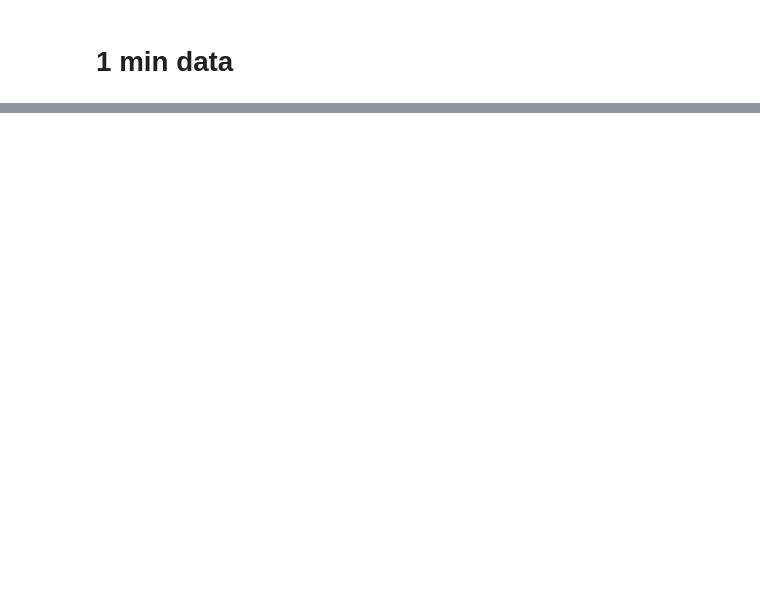
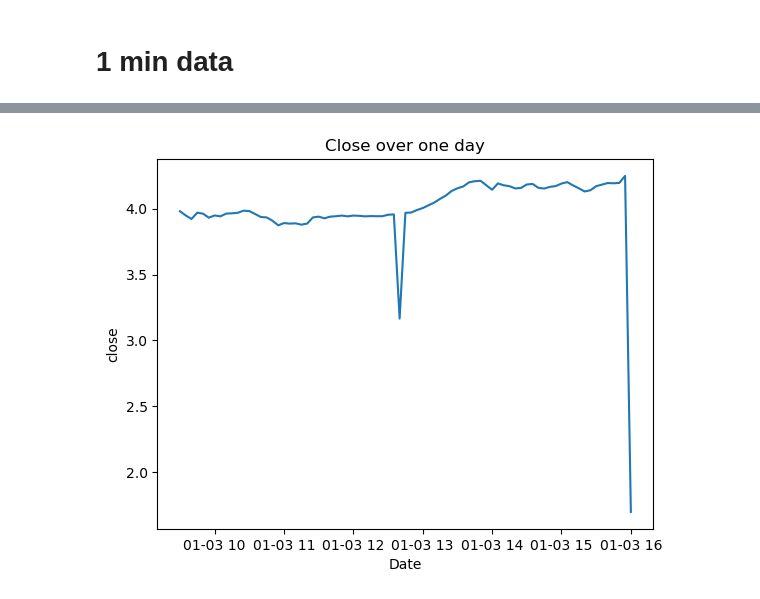
Before and after one commit to poo5zan/masters-research-project, a Jupyter notebook: with-1-min-alphavantage-data.ipynb, the cells around one changed output, grey strips where cells are left out. Cells and saved outputs as stored; diff of their text form; code cells hidden in the pictures; blank space fills up the shorter version.

Commit message:
calculation of realized volatility for close price from 1min data

```diff
--- a/with-1-min-alphavantage-data.ipynb
+++ b/with-1-min-alphavantage-data.ipynb
@@ -29,0 +46,3 @@ df_stock
+# %%
+df_stock_close = df_stock['close'].to_frame()
+df_stock_close
@@ -29,0 +105,4 @@ df_stock
+# %%
+one_date = datetime.date(2000,1,3)
+df_stock_mini_one_day = df_stock_close[df_stock_close.index.date == one_date]
+df_stock_mini_one_day
@@ -29,0 +124,3 @@ df_stock
+# %%
+rv_one_day = make_realized_volatility(df_stock_mini_one_day, ['close'], "5min")
+rv_one_day
@@ -30,9 +198,11 @@ df_stock
 # %%
-import matplotlib.pyplot as plt
-# df_stock_mini = df_stock[0:1000]
 # plt.plot(df_stock_mini['timestamp'], df_stock_mini['close'])
-plt.plot(df_stock['close'])
-plt.title('Price data')
-plt.ylabel('price')
-plt.xlabel('time')
-plt.show();
+def draw_line_plot(x, y, x_label, y_label, title):
+    if x is not None:
+        plt.plot(x,y)
+    else:
+        plt.plot(y)
+    plt.title(title)
+    plt.ylabel(y_label)
+    plt.xlabel(x_label)
+    plt.show();
@@ -43,0 +209,4 @@ stock_ticker = 'AAPL'
+# %%
+draw_line_plot(rv_one_day.index.values, rv_one_day['close'].values, 'Date', 'close', 'Close over one day')
+# %% [output]
+[figure, added]
```
Also changed, not shown: parts of 19 cells of this notebook, 2 other files.
